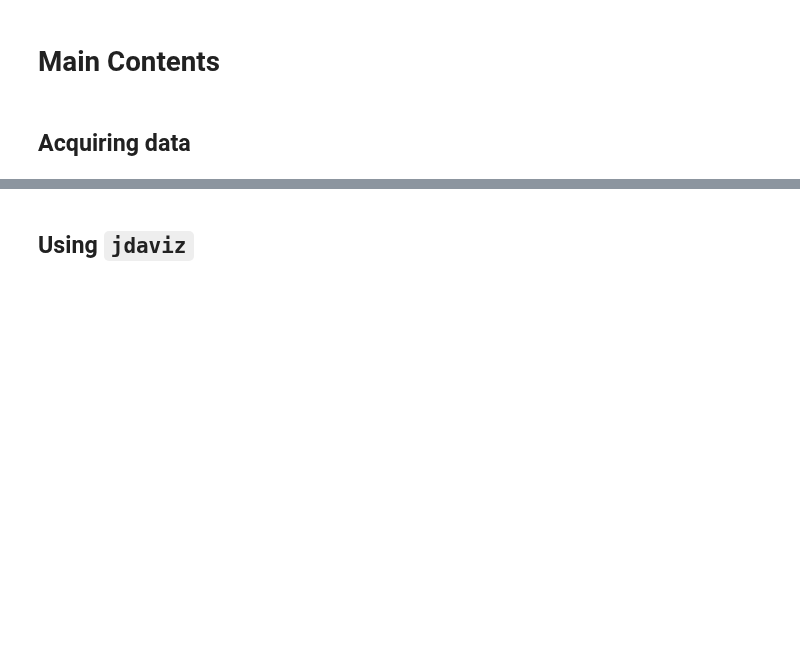
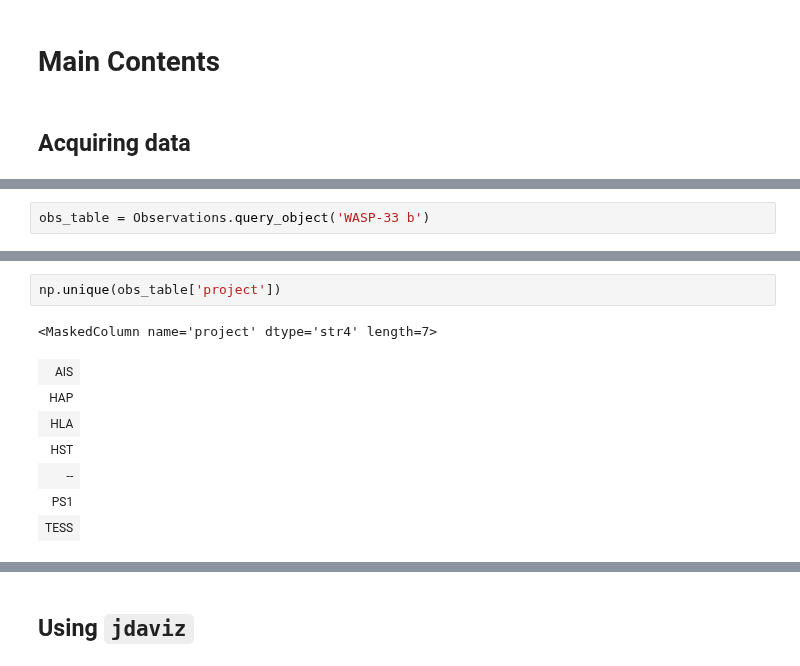
Before and after one commit to arjunsavel/notebooks-stsci, a Jupyter notebook: notebooks/MAST/exploring_jwst_transmission/exploring_jwst_transmission.ipynb, the cells around one changed output, grey strips where cells are left out. Saved outputs shown, nothing was run; the diff lists cells and outputs as text; blank space fills up the shorter version.

```diff
--- a/notebooks/MAST/exploring_jwst_transmission/exploring_jwst_transmission.ipynb
+++ b/notebooks/MAST/exploring_jwst_transmission/exploring_jwst_transmission.ipynb
@@ -27,0 +356,2 @@ import jdaviz
+# %%
+obs_table = Observations.query_object('WASP-33 b')
@@ -28,3 +364,14 @@ import jdaviz
+# %%
+np.unique(obs_table['project'])
+# %% [output]
+<MaskedColumn name='project' dtype='str4' length=7>
+| AIS |
+| HAP |
+| HLA |
+| HST |
+| -- |
+| PS1 |
+| TESS |
 # %%
 target_name='HD 80606 b'
 target_resolver='NED'
```
Also changed, not shown: parts of 50 cells of this notebook.
